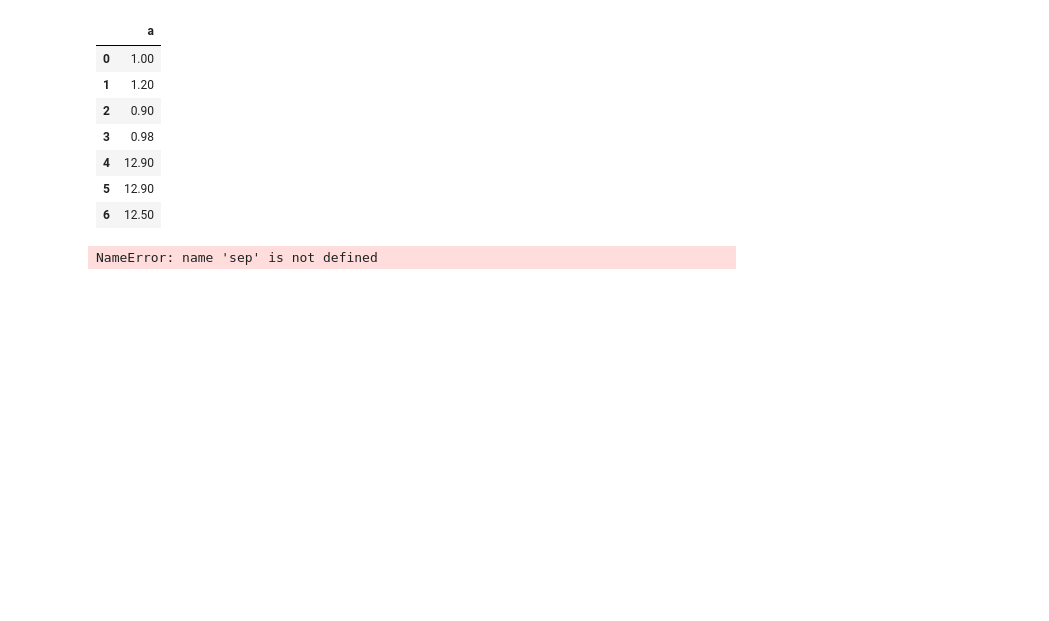
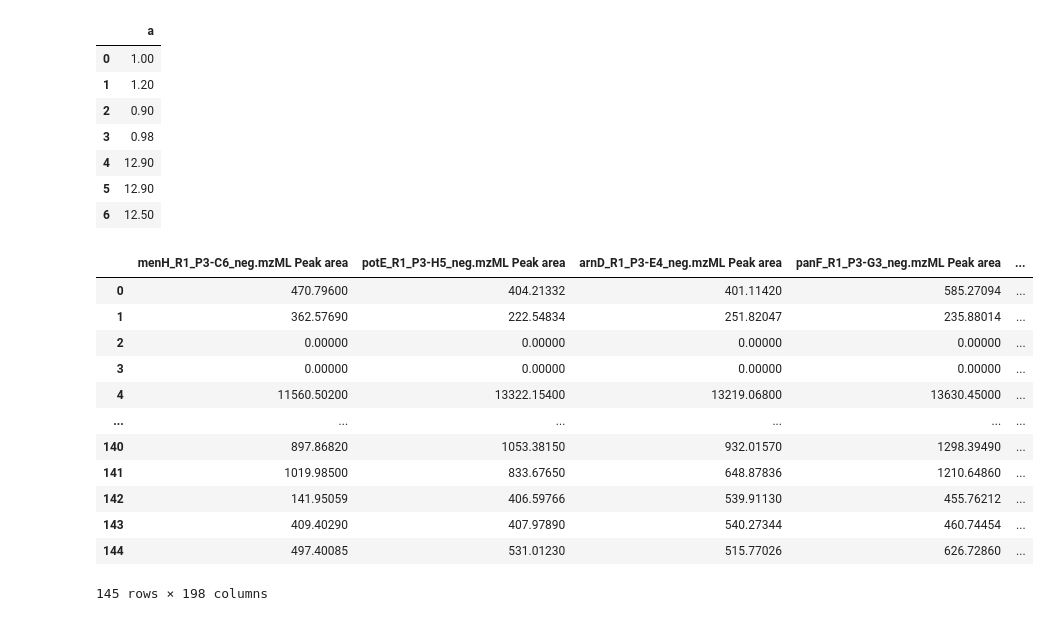
Before and after one commit to JosuaCarl/RAMPT, a Jupyter notebook: source/tryout.ipynb, the cells around one changed output. Cells and saved outputs as stored; diff of their text form; code cells hidden in the pictures; blank space fills up the shorter version.

```diff
--- a/source/tryout.ipynb
+++ b/source/tryout.ipynb
@@ -50,7 +54,3 @@ Y
 | 4 | 12.90 |
 | 5 | 12.90 |
 | 6 | 12.50 |
-# %%
-pd.read_csv(, sep="/t")
-# %% [output]
-NameError: name 'sep' is not defined
@@ -56,0 +59,18 @@ NameError: name 'sep' is not defined
+# %%
+quant_df = pd.read_csv("../data/processed/try2_iimn_gnps_quant.csv")
+quantifications_df = quant_df[[col for col in quant_df.columns if "Peak area" in col]]
+quantifications_df
+# %% [output]
+|  | menH_R1_P3-C6_neg.mzML Peak area | potE_R1_P3-H5_neg.mzML Peak area | arnD_R1_P3-E4_neg.mzML Peak area | panF_R1_P3-G3_neg.mzML Peak area | ... |
+| 0 | 470.79600 | 404.21332 | 401.11420 | 585.27094 | ... |
+| 1 | 362.57690 | 222.54834 | 251.82047 | 235.88014 | ... |
+| 2 | 0.00000 | 0.00000 | 0.00000 | 0.00000 | ... |
+| 3 | 0.00000 | 0.00000 | 0.00000 | 0.00000 | ... |
+| 4 | 11560.50200 | 13322.15400 | 13219.06800 | 13630.45000 | ... |
+| ... | ... | ... | ... | ... | ... |
+| 140 | 897.86820 | 1053.38150 | 932.01570 | 1298.39490 | ... |
+| 141 | 1019.98500 | 833.67650 | 648.87836 | 1210.64860 | ... |
+| 142 | 141.95059 | 406.59766 | 539.91130 | 455.76212 | ... |
+| 143 | 409.40290 | 407.97890 | 540.27344 | 460.74454 | ... |
+| 144 | 497.40085 | 531.01230 | 515.77026 | 626.72860 | ... |
+145 rows × 198 columns
```
Also changed, not shown: parts of 8 cells of this notebook, 6 other files.
